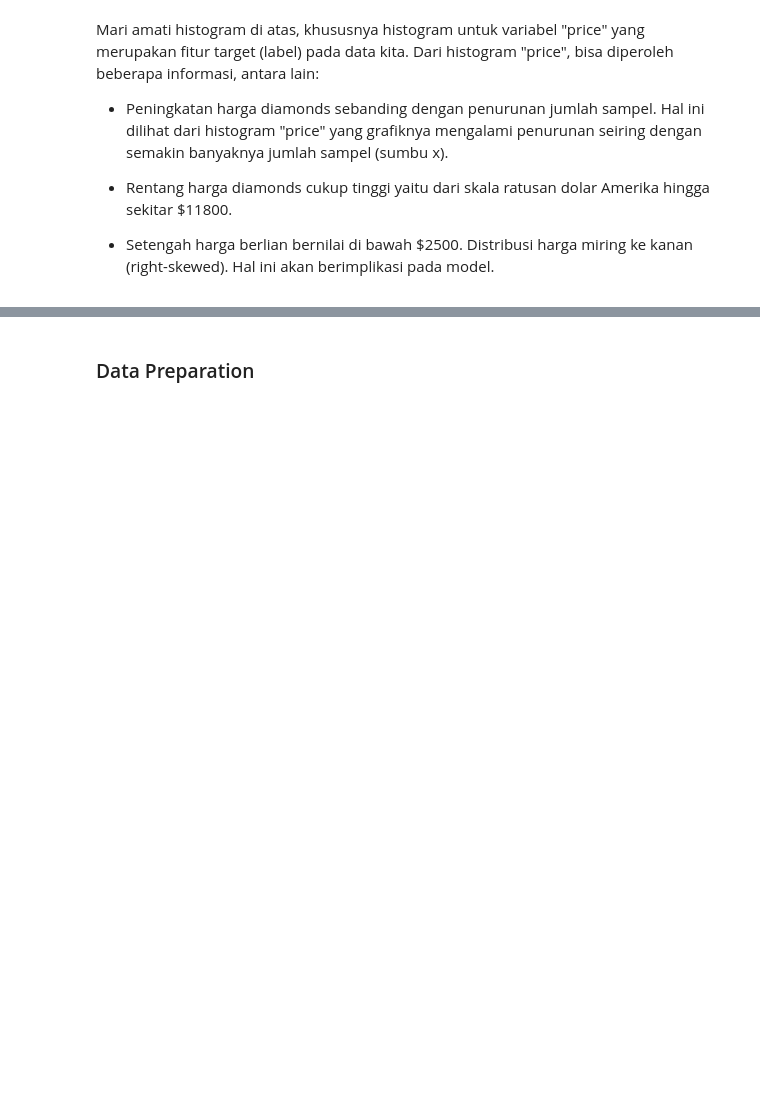
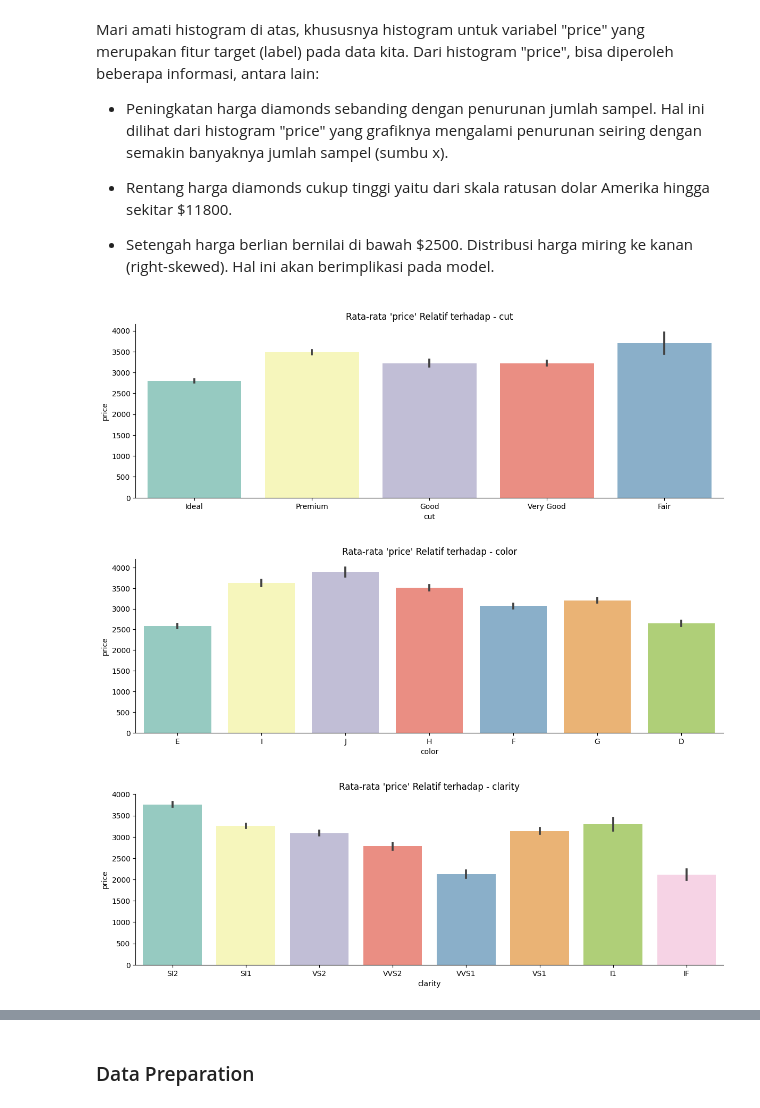
Before and after one commit to SyarifulMsth/coba121, a Jupyter notebook: Predicting_Diamond_Prices.ipynb, the cells around one changed output, grey strips where cells are left out. Cells and saved outputs as stored; diff of their text form; code cells hidden in the pictures; blank space fills up the shorter version.

```diff
--- a/Predicting_Diamond_Prices.ipynb
+++ b/Predicting_Diamond_Prices.ipynb
@@ -278,3 +278,16 @@ Mari amati histogram di atas, khususnya histogram untuk variabel "price" yang me
 - Rentang harga diamonds cukup tinggi yaitu dari skala ratusan dolar Amerika hingga sekitar $11800.
 
 - Setengah harga berlian bernilai di bawah $2500. Distribusi harga miring ke kanan (right-skewed). Hal ini akan berimplikasi pada model.
+# %%
+# Exploratory Data Analysis - Multivariate Analysis
+
+# Categorical Features
+cat_features = diamonds.select_dtypes(include='object').columns.to_list()
+
+for col in cat_features:
+  sns.catplot(x=col, y="price", kind="bar", dodge=False, height = 4, aspect = 3,  data=diamonds, palette="Set3")
+  plt.title("Rata-rata 'price' Relatif terhadap - {}".format(col))
+# %% [output]
+[figure, added]
+[figure, added]
+[figure, added]
```
Also changed, not shown: parts of 7 cells of this notebook.
